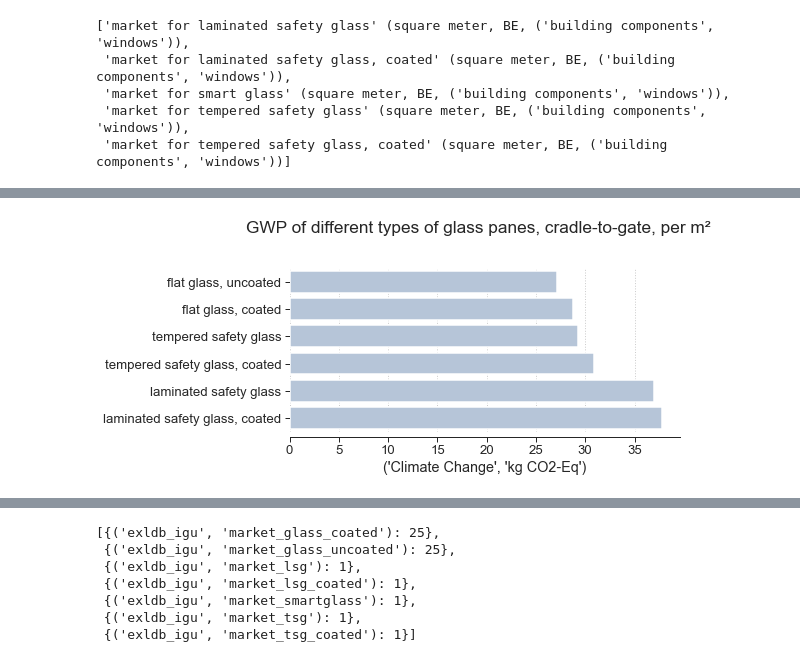
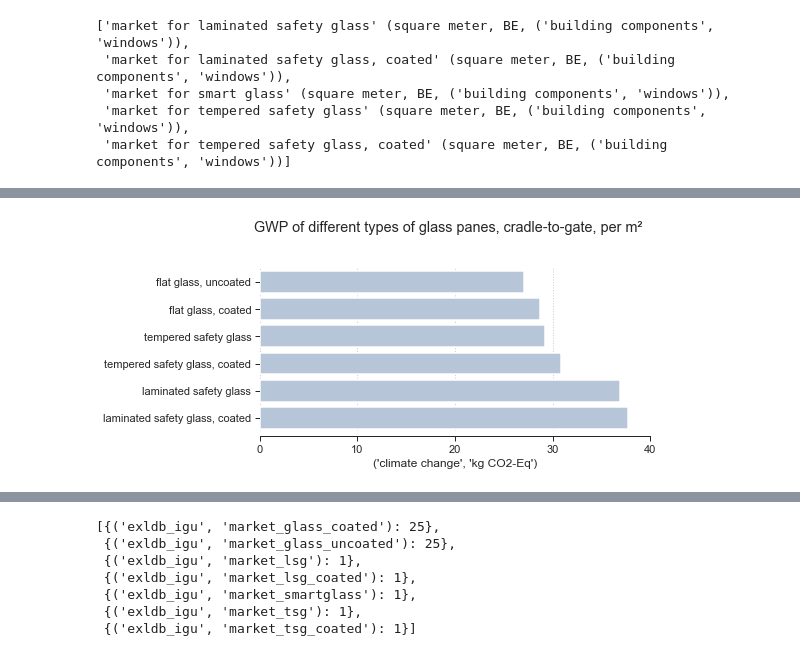
Before and after one commit to JeanSouv/LCA_IGUs, a Jupyter notebook: 02_LCA.ipynb, the cells around one changed output, grey strips where cells are left out. Drawn from its saved outputs; the diff is of its cells as text; code cells hidden in the pictures.

Commit message:
Figures updated

```diff
--- a/02_LCA.ipynb
+++ b/02_LCA.ipynb
@@ -616,13 +916,13 @@ for act in inv_fg_processed:
 # %%
-df_impacts_fg = pd.DataFrame(impacts_fg, columns=["Name", "Location", "Method",
+df_impact_fg = pd.DataFrame(impact_fg, columns=["Name", "Location", "Method",
                                                   "Score", "Unit"])
 
-df_impacts_fg = pd.pivot_table(df_impacts_fg, index=["Name"],
+df_impact_fg = pd.pivot_table(df_impact_fg, index=["Name"],
                                columns=["Method", "Unit"],
                                values="Score")
 # %%
-df_impacts_fg = df_impacts_fg.sort_values(
-    ("Climate Change", "kg CO2-Eq"), ascending=True)
+df_impact_fg = df_impact_fg.sort_values(
+    ("climate change", "kg CO2-Eq"), ascending=True)
 
-df_impacts_fg.round(2)
+df_impact_fg.round(2)
 # %% [output]
@@ -637,27 +937,30 @@ df_impacts_fg.round(2)
 | market for laminated safety glass... | 37.75 | 13.40 | 0.01 | 0.27 | 0.70 | 0.0 | 0.17 | 640.85 | ... |
 | market for smart glass | 542.85 | 1338.69 | 0.04 | 2.27 | 7.39 | 0.0 | 2.21 | 8464.07 | ... |
 # %%
-df_impacts_fg = df_impacts_fg.reset_index()
-df_impacts_fg['Name'] = (df_impacts_fg['Name']
+df_impact_fg = df_impact_fg.reset_index()
+df_impact_fg['Name'] = (df_impact_fg['Name']
                          .str.replace('market for ', ''))
 
-df_impacts_fg = df_impacts_fg.set_index('Name')
+df_impact_fg = df_impact_fg.set_index('Name')
+# %%
+df_impact_wo_smartg = df_impact_fg.drop("smart glass", axis=0)
 # %%
 fig, ax = plt.subplots(figsize=(7, 3))
 
-df_impacts_wo_smartg = df_impacts_fg.drop("smart glass", axis=0)
-
-sns.barplot(data=df_impacts_wo_smartg,
-            x=("Climate Change", "kg CO2-Eq"),
-            y=df_impacts_wo_smartg.index,
+sns.barplot(data=df_impact_wo_smartg,
+            x=("climate change", "kg CO2-Eq"),
+            y=df_impact_wo_smartg.index,
             color="lightsteelblue", linewidth=1.5)
 
 ax.yaxis.label.set_visible(False)
 ax.grid(which='major', axis='x', linestyle=':', linewidth=1)
 
+ax.set_xlim(0, 40)
+plt.xticks(np.arange(0, 41, 10))
+
 fig.suptitle(
     'GWP of different types of glass panes, cradle-to-gate, per m²', y=1.1)
 sns.despine(left=True, offset=5)
 plt.show()
 # %% [output]
-[figure, old version]
+[figure, new version]
```
Also changed, not shown: parts of 165 cells of this notebook, 2 other files.
